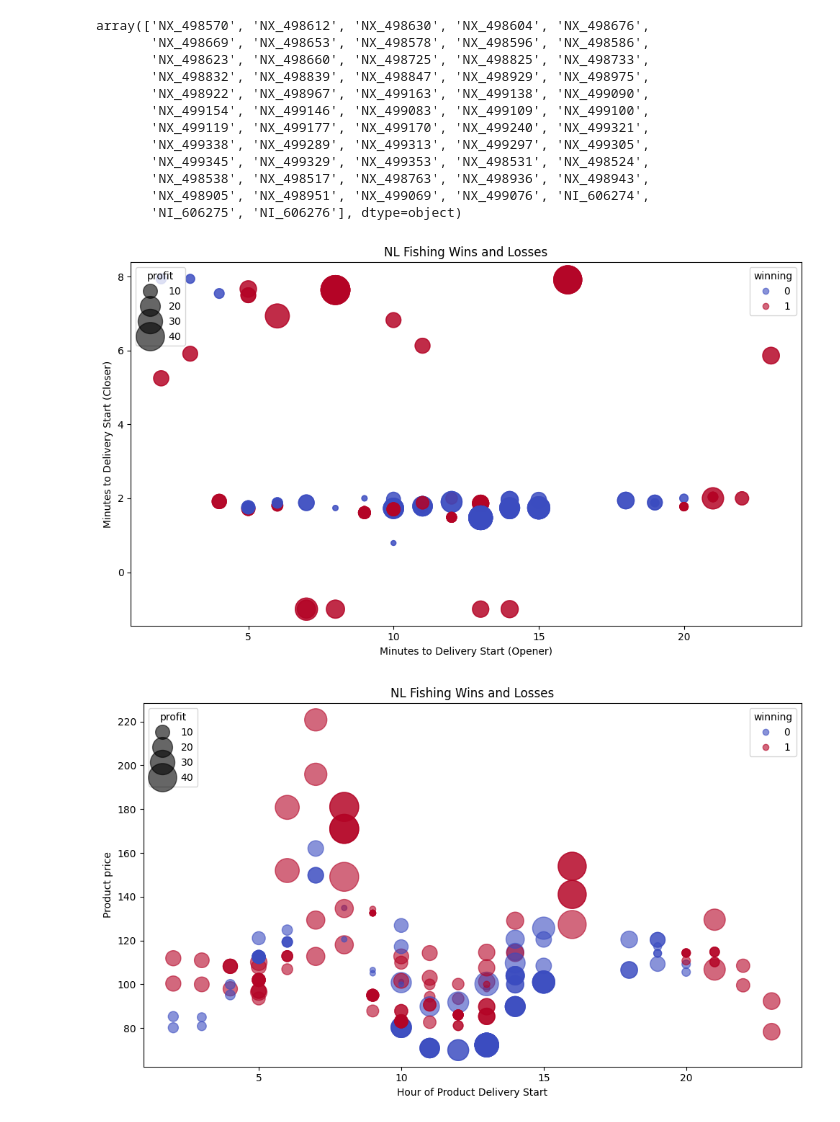
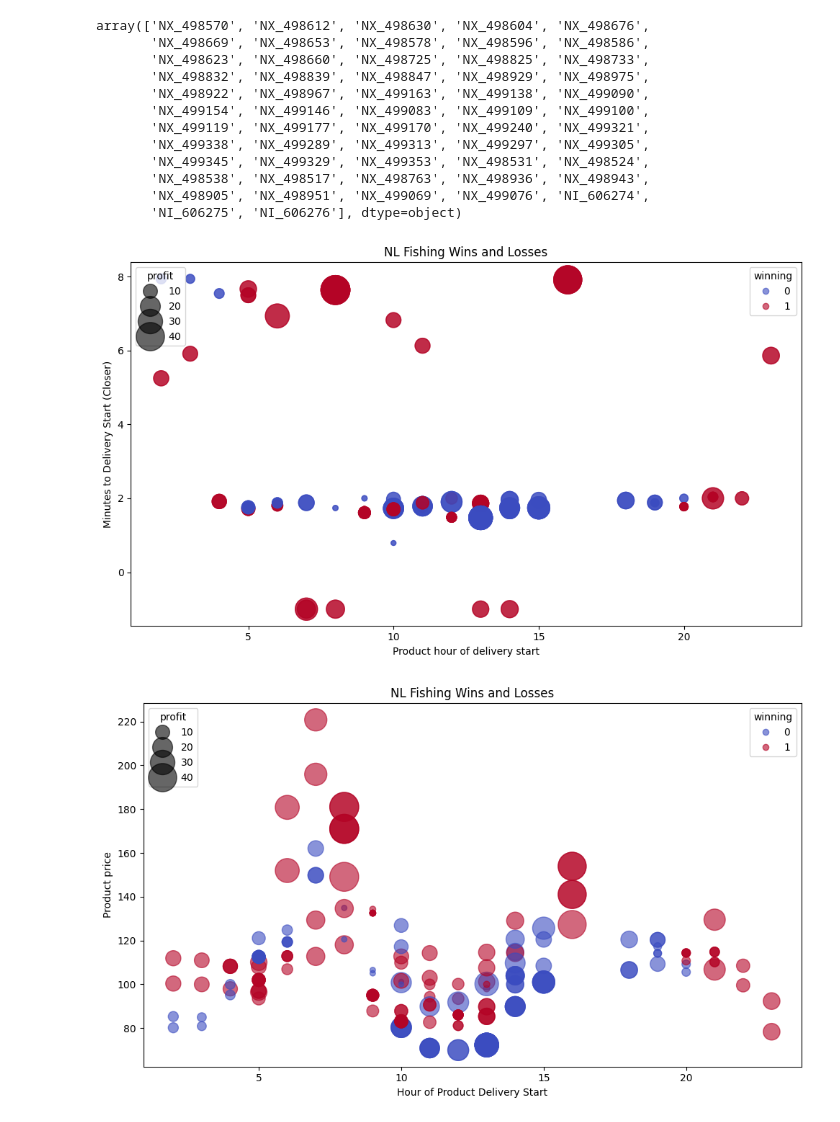
Before and after one commit to dn-aarhus-energy/intradays, a Jupyter notebook: Intraday/notebooks/nl_fish_analytics.ipynb, the cells around one changed output. Saved outputs shown, nothing was run; the diff lists cells and outputs as text; code cells hidden in the pictures.

```diff
--- a/Intraday/notebooks/nl_fish_analytics.ipynb
+++ b/Intraday/notebooks/nl_fish_analytics.ipynb
@@ -148,15 +148,16 @@ data_vis['hours_of_contract'] = data_vis['delivery_start'].dt.hour
 # %%
 fig, ax = nlfisk.scatter_plot_for_hours(data_vis,
                              x_variable='hours_of_contract',
                              y_variable='weighted_minutes_to_delivery_start_closer',
                              boolean_variable='winning',
                              size_variable='profit',
                              title='NL Fishing Wins and Losses',
-                             x_label_str='Minutes to Delivery Start (Opener)',
+                             x_label_str='Product hour of delivery start',
                              y_label_str='Minutes to Delivery Start (Closer)',)
 plt.show()
+fig.savefig('../outputs/01_hours_to_delivery.jpeg', dpi=300)
 # %% [output]
-[figure, old version]
+[figure, new version]
 # %%
 fig, ax = nlfisk.scatter_plot_for_hours(data_vis,
                              x_variable='hours_of_contract',
```
Also changed, not shown: parts of 4 cells of this notebook.
